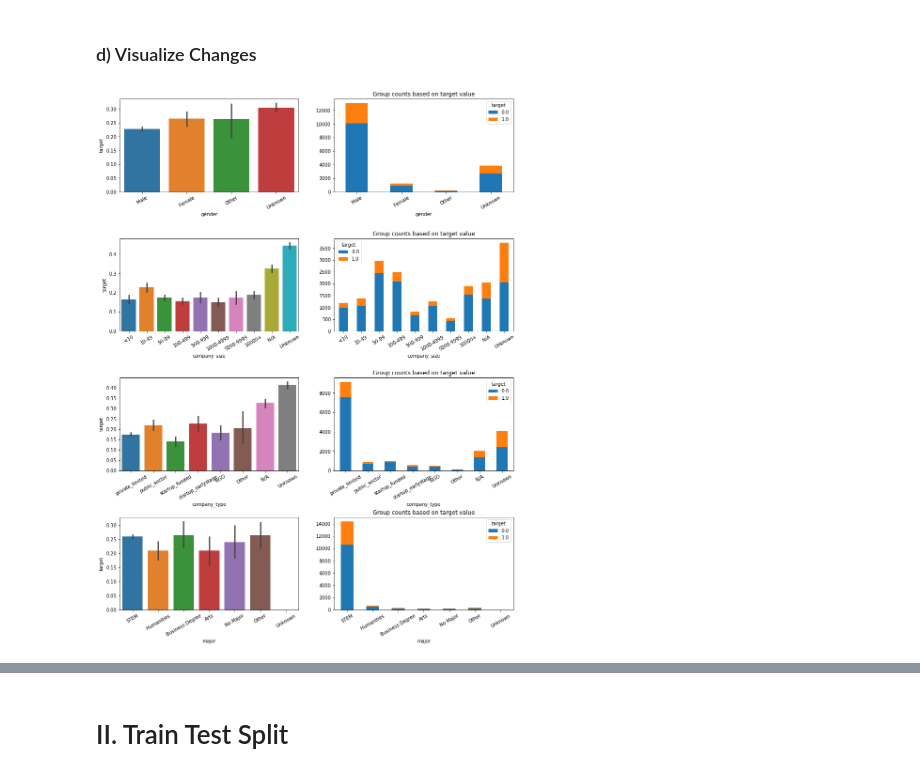
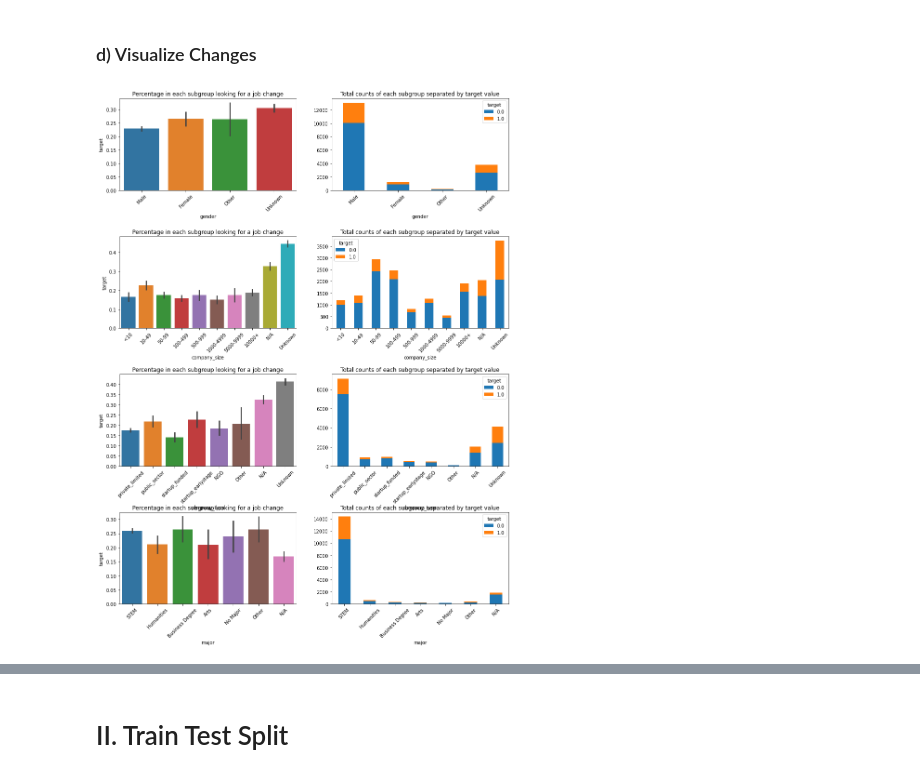
Before and after one commit to divzueri/Data-Science-Projects, a Jupyter notebook: HRAnalytics/notebooks/3_Preprocessing.ipynb, the cells around one changed output, grey strips where cells are left out. Drawn from its saved outputs; the diff is of its cells as text; code cells hidden in the pictures.

```diff
--- a/HRAnalytics/notebooks/3_Preprocessing.ipynb
+++ b/HRAnalytics/notebooks/3_Preprocessing.ipynb
@@ -129,24 +129,25 @@ def cat_bar(cols, idx, y, data, figsize=(20,30)):
 
         # Percentage pos plot
         plot1 = sns.barplot(x=col[0], y=y, data=data, order=col[1], ax=axes[i,0])
-        plot1.set_xticklabels(plot1.get_xticklabels(), rotation=30)
+        plot1.set_xticklabels(plot1.get_xticklabels(), rotation=45)
+        plot1.set_title('Percentage in each subgroup looking for a job change')
 
         # Grouped bar plot
         bar_df = data.groupby([col[0], y]).size().reset_index().pivot(
             columns=y, index=col[0], values=0).reindex(col[1])
-        bar_df.plot(kind='bar', rot=30, stacked=True, ax=axes[i,1],
-                    title='Group counts based on target value')
+        bar_df.plot(kind='bar', rot=45, stacked=True, ax=axes[i,1],
+                    title='Total counts of each subgroup separated by target value')
 # %%
 imp_cols = ['gender', 'company_size', 'company_type', 'major']
 
 # For reindexing cols
 gender = ['Male', 'Female', 'Other', 'Unknown']
 comp_sz = ['<10','10-49','50-99','100-499','500-999','1000-4999','5000-9999','10000+', 'N/A', 'Unknown']
 comp_type = ['private_limited', 'public_sector', 'startup_funded', 'startup_earlystage', 'NGO', 'Other', 'N/A', 'Unknown']
-major = ['STEM', 'Humanities', 'Business Degree', 'Arts', 'No Major', 'Other', 'Unknown']
+major = ['STEM', 'Humanities', 'Business Degree', 'Arts', 'No Major', 'Other', 'N/A']
 
 imp_idx = [gender, comp_sz, comp_type, major]
 
 cat_bar(imp_cols, imp_idx, 'target', df, figsize=(15,20))
 # %% [output]
-[figure, old version]
+[figure, new version]
```
Also changed, not shown: parts of 5 cells of this notebook, 2 other files.
